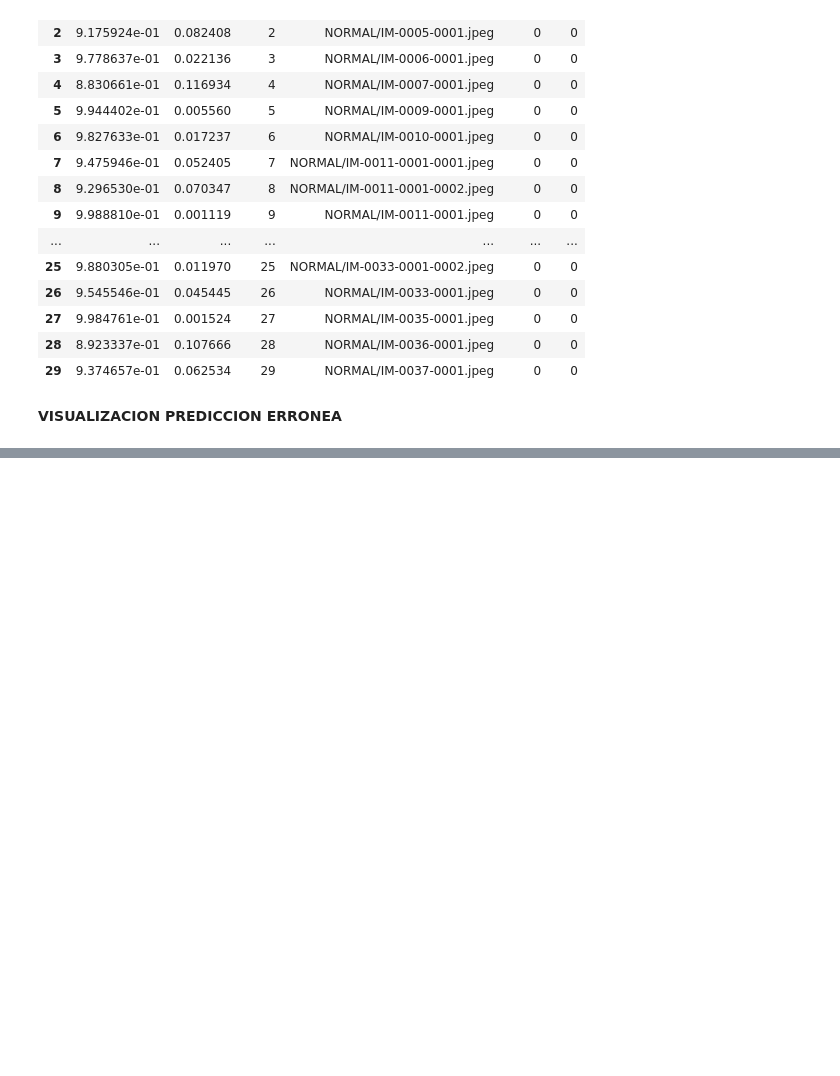
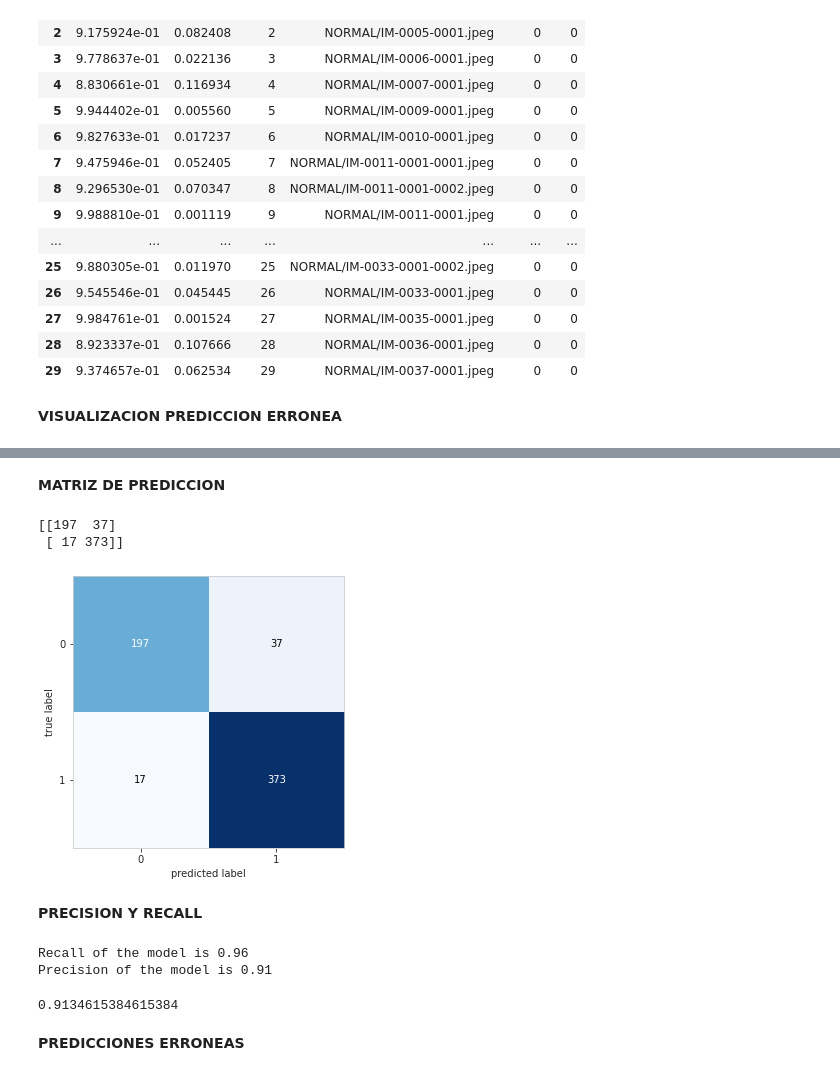
Before and after one commit to Albertogalred/Data-Science, a Jupyter notebook: NeumoX.ipynb, the cells around one changed output, grey strips where cells are left out. Saved outputs shown, nothing was run; the diff lists cells and outputs as text; code cells hidden in the pictures; blank space fills up the shorter version.

```diff
--- a/NeumoX.ipynb
+++ b/NeumoX.ipynb
@@ -375,0 +375,33 @@ TypeError: ignored
+# %% [markdown]
+**MATRIZ DE PREDICCION**
+# %%
+from sklearn.metrics import confusion_matrix
+CM = confusion_matrix(pre["label"], pre["pre"])
+print(CM)
+from mlxtend.plotting import plot_confusion_matrix
+fig, ax = plot_confusion_matrix(conf_mat=CM ,  figsize=(5, 5))
+plt.show()
+# %% [output]
+[[197  37]
+ [ 17 373]]
+[figure, added]
+# %% [markdown]
+**PRECISION Y RECALL**
+# %%
+# Calculate Precision and Recall
+tn, fp, fn, tp = CM.ravel()
+
+precision = tp/(tp+fp)
+recall = tp/(tp+fn)
+
+print("Recall of the model is {:.2f}".format(recall))
+print("Precision of the model is {:.2f}".format(precision))
+# %% [output]
+Recall of the model is 0.96
+Precision of the model is 0.91
+# %%
+accuracy_score(pre["label"], pre["pre"])
+# %% [output]
+0.9134615384615384
+# %% [markdown]
+**PREDICCIONES ERRONEAS**
```
Also changed, not shown: parts of 7 cells of this notebook.
